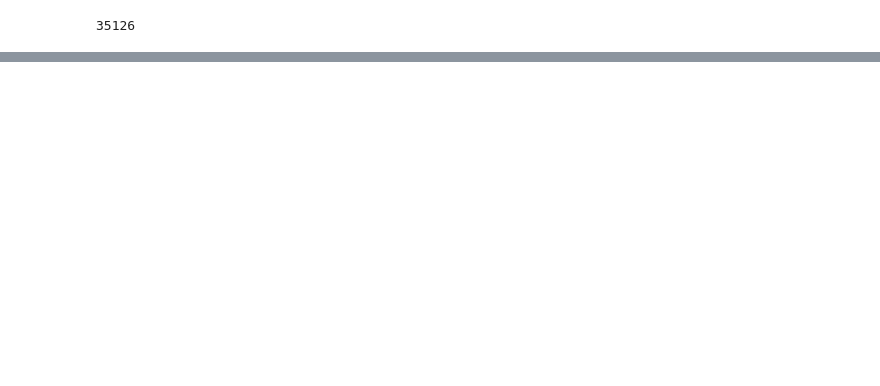
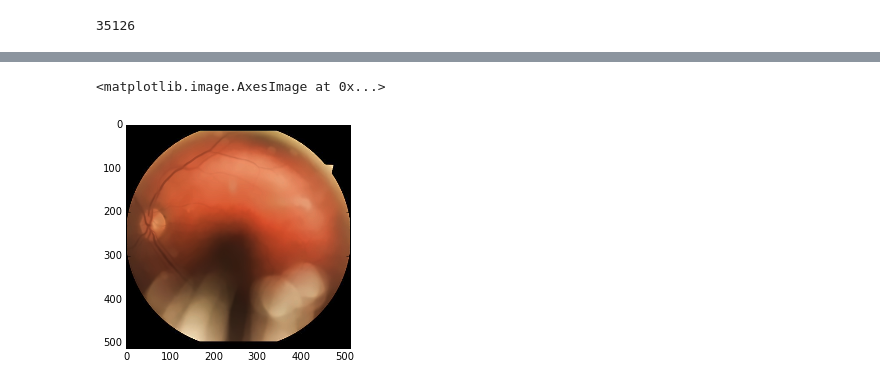
Before and after one commit to A-Jacobson/Retinopathy_Detection, a Jupyter notebook: tutorial/Further_Preprocessing.ipynb, the cells around one changed output, grey strips where cells are left out. Cells and saved outputs as stored; diff of their text form; code cells hidden in the pictures; blank space fills up the shorter version.

```diff
--- a/tutorial/Further_Preprocessing.ipynb
+++ b/tutorial/Further_Preprocessing.ipynb
@@ -309,0 +325,5 @@ array([[[[  0,   0,   0, ...,   0,   0,   0],
+# %%
+plt.imshow(cv2.cvtColor(test, cv2.COLOR_BGR2RGB))
+# %% [output]
+<matplotlib.image.AxesImage at 0x...>
+[figure, added]
```
Also changed, not shown: parts of 20 cells of this notebook, 13 other files.
